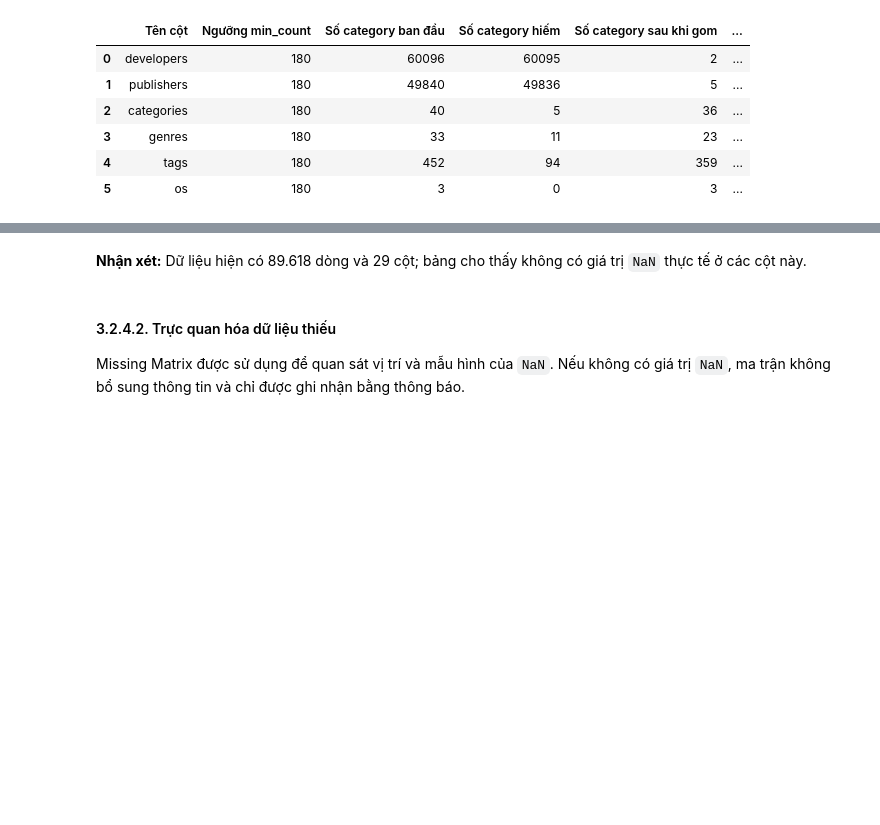
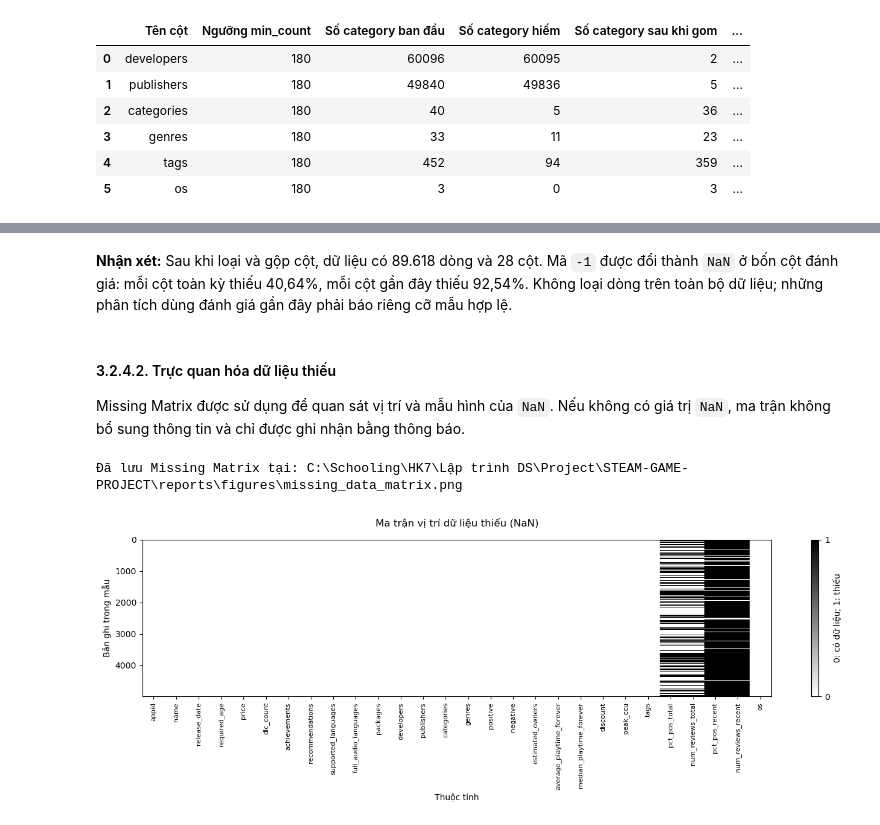
Before and after one commit to ltny24/STEAM-GAME-PROJECT, a Jupyter notebook: notebooks/01_collection_exploration.ipynb, the cells around one changed output, grey strips where cells are left out. Saved outputs shown, nothing was run; the diff lists cells and outputs as text; code cells hidden in the pictures; blank space fills up the shorter version.

```diff
--- a/notebooks/01_collection_exploration.ipynb
+++ b/notebooks/01_collection_exploration.ipynb
@@ -904,21 +1131,27 @@ Tổng quan giá trị NaN trong toàn bộ dữ liệu
 # %% [markdown]
-**Nhận xét:** Dữ liệu hiện có 89.618 dòng và 29 cột; bảng cho thấy không có giá trị `NaN` thực tế ở các cột này.
+**Nhận xét:** Sau khi loại và gộp cột, dữ liệu có 89.618 dòng và 28 cột. Mã `-1` được đổi thành `NaN` ở bốn cột đánh giá: mỗi cột toàn kỳ thiếu 40,64%, mỗi cột gần đây thiếu 92,54%. Không loại dòng trên toàn bộ dữ liệu; những phân tích dùng đánh giá gần đây phải báo riêng cỡ mẫu hợp lệ.
 # %% [markdown]
 #### 3.2.4.2. Trực quan hóa dữ liệu thiếu
 Missing Matrix được sử dụng để quan sát vị trí và mẫu hình của `NaN`. Nếu không có giá trị `NaN`, ma trận không bổ sung thông tin và chỉ được ghi nhận bằng thông báo.
 # %%
 if df.isna().to_numpy().any():
     visualization_sample = df
     if len(df) > 5000:
         visualization_sample = df.sample(n=5000, random_state=42)
-    missing_fig = plt.figure(figsize=(14, 5))
-    msno.matrix(visualization_sample, ax=plt.gca(), sparkline=False, fontsize=9)
-    plt.title("Ma trận vị trí dữ liệu thiếu (NaN)", pad=16)
-    plt.xlabel("Thuộc tính")
-    plt.ylabel("Bản ghi")
-    plt.tight_layout()
+    missing_fig, ax = plt.subplots(figsize=(14, 5))
+    image = ax.imshow(visualization_sample.isna().to_numpy(), aspect="auto",
+                      interpolation="nearest", cmap="binary", vmin=0, vmax=1)
+    ax.set_xticks(range(len(df.columns)), labels=df.columns, rotation=90, fontsize=8)
+    ax.set_title("Ma trận vị trí dữ liệu thiếu (NaN)", pad=16)
+    ax.set_xlabel("Thuộc tính")
+    ax.set_ylabel("Bản ghi trong mẫu")
+    missing_fig.colorbar(image, ax=ax, ticks=[0, 1], label="0: có dữ liệu; 1: thiếu")
+    missing_fig.tight_layout()
     missing_matrix_path = FIGURES_DIR / "missing_data_matrix.png"
     missing_fig.savefig(missing_matrix_path, dpi=200, bbox_inches="tight")
     print(f"Đã lưu Missing Matrix tại: {missing_matrix_path}")
     plt.show()
+# %% [output]
+Đã lưu Missing Matrix tại: C:\Schooling\HK7\Lập trình DS\Project\STEAM-GAME-PROJECT\reports\figures\missing_data_matrix.png
+[figure, added]
 # %% [markdown]
```
Also changed, not shown: parts of 77 cells of this notebook.
